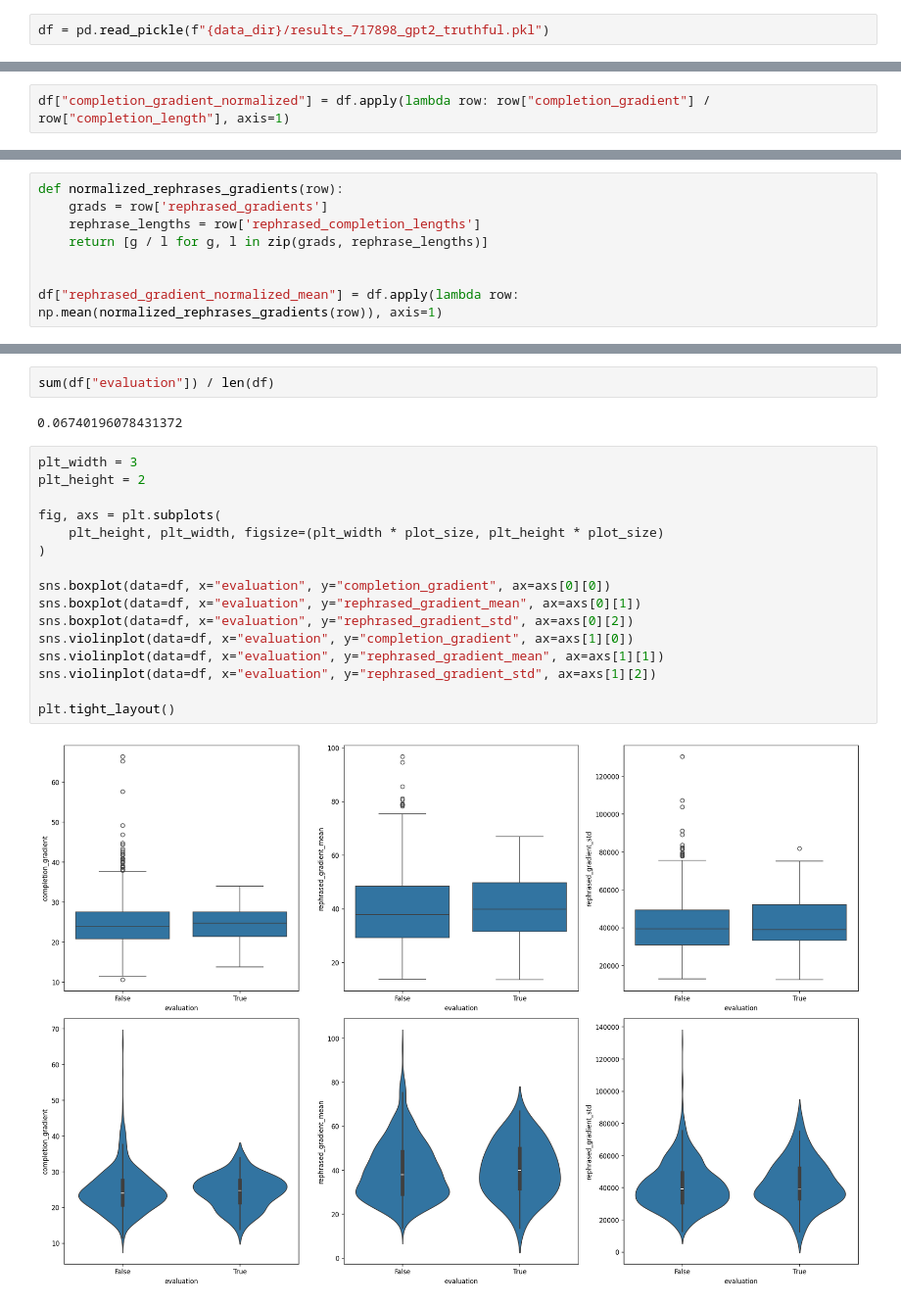
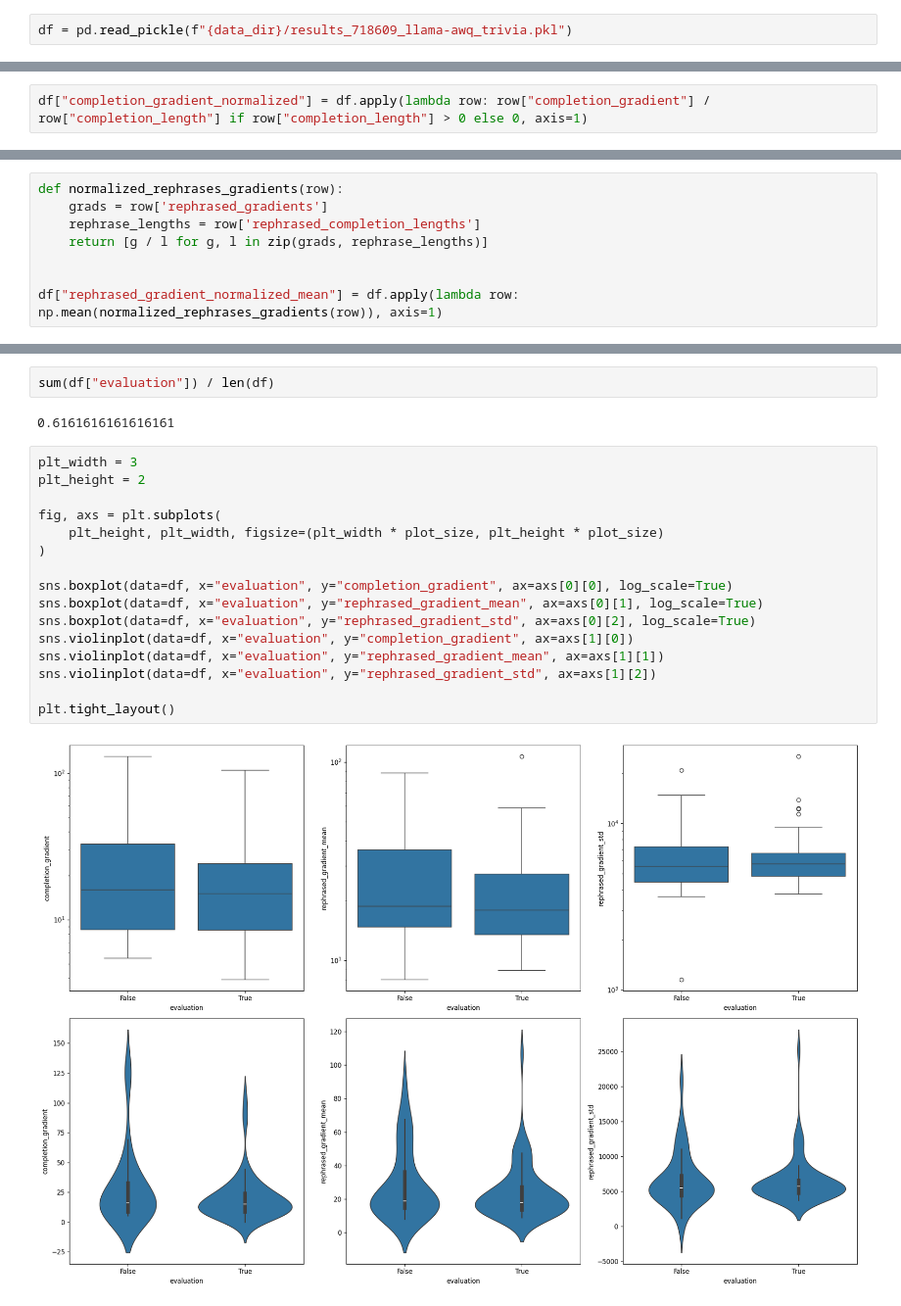
Before and after one commit to ngruenefeld/gradient-uncertainty, a Jupyter notebook: notebooks/eval.ipynb, the cells around one changed output, grey strips where cells are left out. Shown at 98% size. Drawn from its saved outputs; the diff is of its cells as text.

```diff
--- a/notebooks/eval.ipynb
+++ b/notebooks/eval.ipynb
@@ -9,7 +9,7 @@ plot_size = 6
 # %%
 data_dir = "../data"
 # %%
-df = pd.read_pickle(f"{data_dir}/results_717898_gpt2_truthful.pkl")
+df = pd.read_pickle(f"{data_dir}/results_718609_llama-awq_trivia.pkl")
 # %%
 df
 # %% [output]
@@ -29,5 +29,5 @@ df
 # %%
-df["completion_gradient_normalized"] = df.apply(lambda row: row["completion_gradient"] / row["completion_length"], axis=1)
+df["completion_gradient_normalized"] = df.apply(lambda row: row["completion_gradient"] / row["completion_length"] if row["completion_length"] > 0 else 0, axis=1)
 # %%
 df["rephrased_gradient_mean"] = df["rephrased_gradients"].apply(lambda x: np.mean(x))
 # %%
@@ -57,25 +57,25 @@ df
 # %%
 sum(df["evaluation"]) / len(df)
 # %% [output]
-0.06740196078431372
+0.6161616161616161
 # %%
 plt_width = 3
 plt_height = 2
 
 fig, axs = plt.subplots(
     plt_height, plt_width, figsize=(plt_width * plot_size, plt_height * plot_size)
 )
 
-sns.boxplot(data=df, x="evaluation", y="completion_gradient", ax=axs[0][0])
-sns.boxplot(data=df, x="evaluation", y="rephrased_gradient_mean", ax=axs[0][1])
-sns.boxplot(data=df, x="evaluation", y="rephrased_gradient_std", ax=axs[0][2])
+sns.boxplot(data=df, x="evaluation", y="completion_gradient", ax=axs[0][0], log_scale=True)
+sns.boxplot(data=df, x="evaluation", y="rephrased_gradient_mean", ax=axs[0][1], log_scale=True)
+sns.boxplot(data=df, x="evaluation", y="rephrased_gradient_std", ax=axs[0][2], log_scale=True)
 sns.violinplot(data=df, x="evaluation", y="completion_gradient", ax=axs[1][0])
 sns.violinplot(data=df, x="evaluation", y="rephrased_gradient_mean", ax=axs[1][1])
 sns.violinplot(data=df, x="evaluation", y="rephrased_gradient_std", ax=axs[1][2])
 
 plt.tight_layout()
 # %% [output]
-[figure, old version]
+[figure, new version]
 # %%
 plt_width = 2
 plt_height = 2
```
Also changed, not shown: parts of 5 cells of this notebook, 2 other files.
